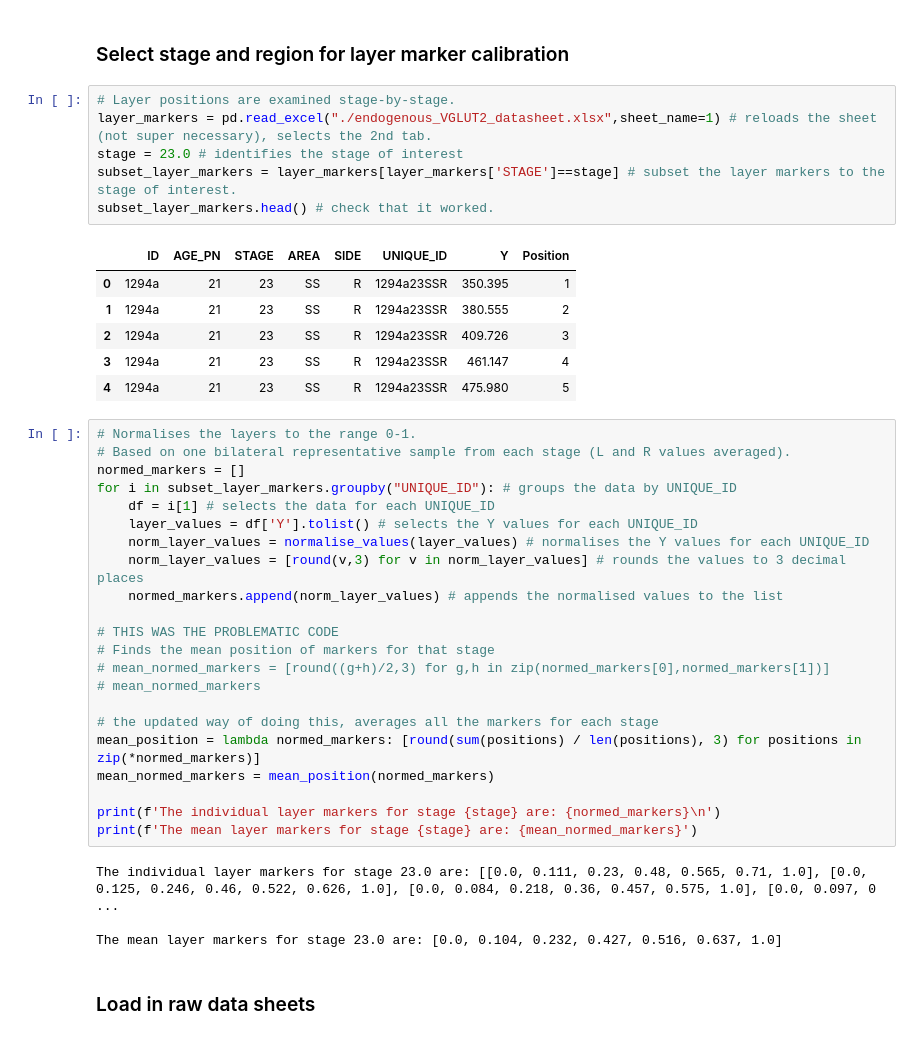
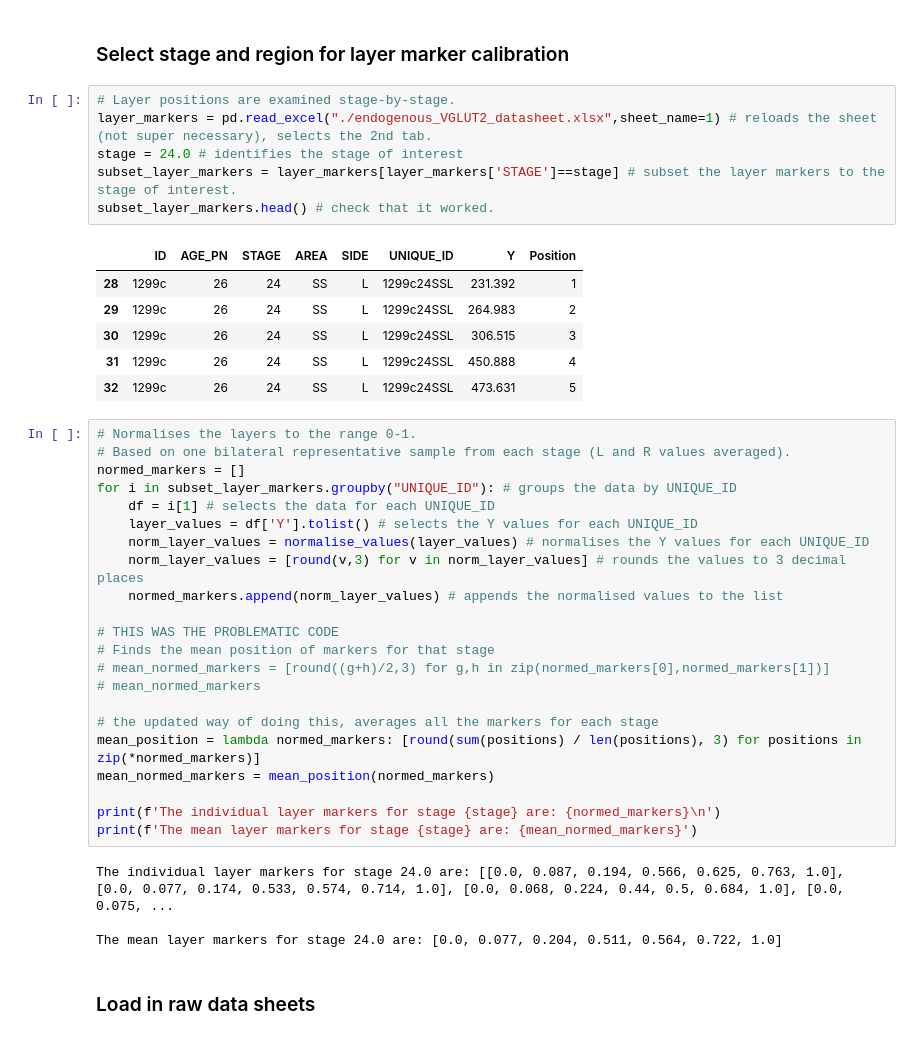
Before and after one commit to Fenlon-Suarez-Lab/histology-analyses, a Jupyter notebook: Suarez-VGLUT2-2023/VGLUT2-analysis-notebook.ipynb, the cells around one changed output. Saved outputs shown, nothing was run; the diff lists cells and outputs as text.

```diff
--- a/Suarez-VGLUT2-2023/VGLUT2-analysis-notebook.ipynb
+++ b/Suarez-VGLUT2-2023/VGLUT2-analysis-notebook.ipynb
@@ -166,16 +164,16 @@ def get_intervals(data, markers):
 # %%
 # Layer positions are examined stage-by-stage.
 layer_markers = pd.read_excel("./endogenous_VGLUT2_datasheet.xlsx",sheet_name=1) # reloads the sheet (not super necessary), selects the 2nd tab.
-stage = 23.0 # identifies the stage of interest
+stage = 24.0 # identifies the stage of interest
 subset_layer_markers = layer_markers[layer_markers['STAGE']==stage] # subset the layer markers to the stage of interest.
 subset_layer_markers.head() # check that it worked.
 # %% [output]
 |  | ID | AGE_PN | STAGE | AREA | SIDE | UNIQUE_ID | Y | Position |
-| 0 | 1294a | 21 | 23 | SS | R | 1294a23SSR | 350.395 | 1 |
-| 1 | 1294a | 21 | 23 | SS | R | 1294a23SSR | 380.555 | 2 |
-| 2 | 1294a | 21 | 23 | SS | R | 1294a23SSR | 409.726 | 3 |
-| 3 | 1294a | 21 | 23 | SS | R | 1294a23SSR | 461.147 | 4 |
-| 4 | 1294a | 21 | 23 | SS | R | 1294a23SSR | 475.980 | 5 |
+| 28 | 1299c | 26 | 24 | SS | L | 1299c24SSL | 231.392 | 1 |
+| 29 | 1299c | 26 | 24 | SS | L | 1299c24SSL | 264.983 | 2 |
+| 30 | 1299c | 26 | 24 | SS | L | 1299c24SSL | 306.515 | 3 |
+| 31 | 1299c | 26 | 24 | SS | L | 1299c24SSL | 450.888 | 4 |
+| 32 | 1299c | 26 | 24 | SS | L | 1299c24SSL | 473.631 | 5 |
 # %%
 # Normalises the layers to the range 0-1.
 # Based on one bilateral representative sample from each stage (L and R values averaged).
@@ -199,9 +197,9 @@ mean_normed_markers = mean_position(normed_markers)
 print(f'The individual layer markers for stage {stage} are: {normed_markers}\n')
 print(f'The mean layer markers for stage {stage} are: {mean_normed_markers}')
 # %% [output]
-The individual layer markers for stage 23.0 are: [[0.0, 0.111, 0.23, 0.48, 0.565, 0.71, 1.0], [0.0, 0.125, 0.246, 0.46, 0.522, 0.626, 1.0], [0.0, 0.084, 0.218, 0.36, 0.457, 0.575, 1.0], [0.0, 0.097, 0 ...
+The individual layer markers for stage 24.0 are: [[0.0, 0.087, 0.194, 0.566, 0.625, 0.763, 1.0], [0.0, 0.077, 0.174, 0.533, 0.574, 0.714, 1.0], [0.0, 0.068, 0.224, 0.44, 0.5, 0.684, 1.0], [0.0, 0.075, ...
 
-The mean layer markers for stage 23.0 are: [0.0, 0.104, 0.232, 0.427, 0.516, 0.637, 1.0]
+The mean layer markers for stage 24.0 are: [0.0, 0.077, 0.204, 0.511, 0.564, 0.722, 1.0]
 # %% [markdown]
 ### Load in raw data sheets
 # %%
```
Also changed, not shown: parts of 11 cells of this notebook, 3 other files.
